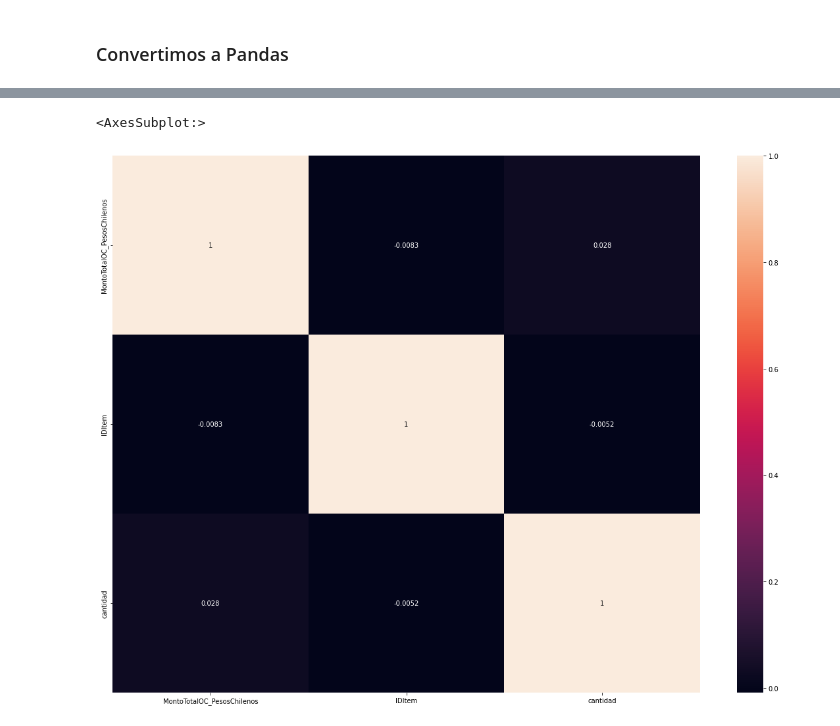
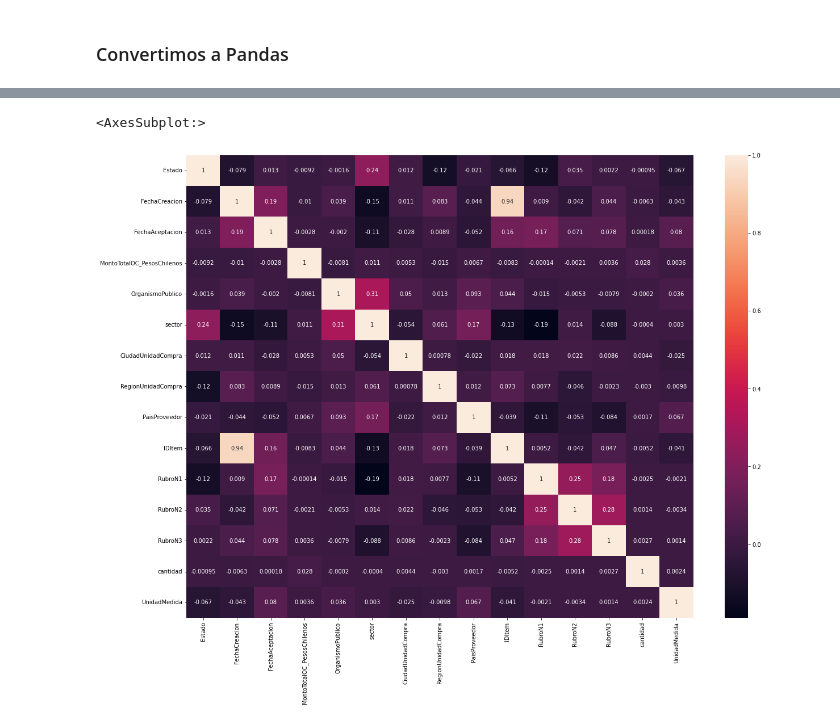
Before and after one commit to FranRossi/Big-Data-Project, a Jupyter notebook: Obligatorio_Francisco_Rossi_Ivan_Monjardin.ipynb, the cells around one changed output, grey strips where cells are left out. Cells and saved outputs as stored; diff of their text form; code cells hidden in the pictures.

```diff
--- a/Obligatorio_Francisco_Rossi_Ivan_Monjardin.ipynb
+++ b/Obligatorio_Francisco_Rossi_Ivan_Monjardin.ipynb
@@ -349,4 +350,12 @@ dfp.head(10)
 | 7 | Aceptada | 2020-08-05 | 2022-01-10 | 2852290.0 | HOSPITAL BASE OSORNO | Salud | ... |
 | 8 | Aceptada | 2020-08-05 | 2022-01-10 | NaN | HOSPITAL BASE OSORNO | Salud | ... |
 | 9 | Aceptada | 2020-08-05 | 2022-01-10 | 7645468.0 | HOSPITAL BASE OSORNO | Salud | ... |
+# %%
+df_category = dfp
+for col in df_category.columns:
+    if dict(df.dtypes)[col] == 'string':
+        df_category[col] = df_category[col].astype('category')
+        df_category[col] = df_category[col].cat.codes
+# %%
+dfpandas = df_category
 # %%
@@ -364,8 +373,8 @@ dfp.describe() #vemos la descripción estadística de los datos numéricos
 # %%
-corr = dfp.corr()
+corr = dfpandas.corr()
 plt.subplots(figsize=(20,15))
 sns.heatmap(corr,  annot = True)
 # %% [output]
 <AxesSubplot:>
-[figure, old version]
+[figure, new version]
 # %%
```
Also changed, not shown: parts of 9 cells of this notebook.
